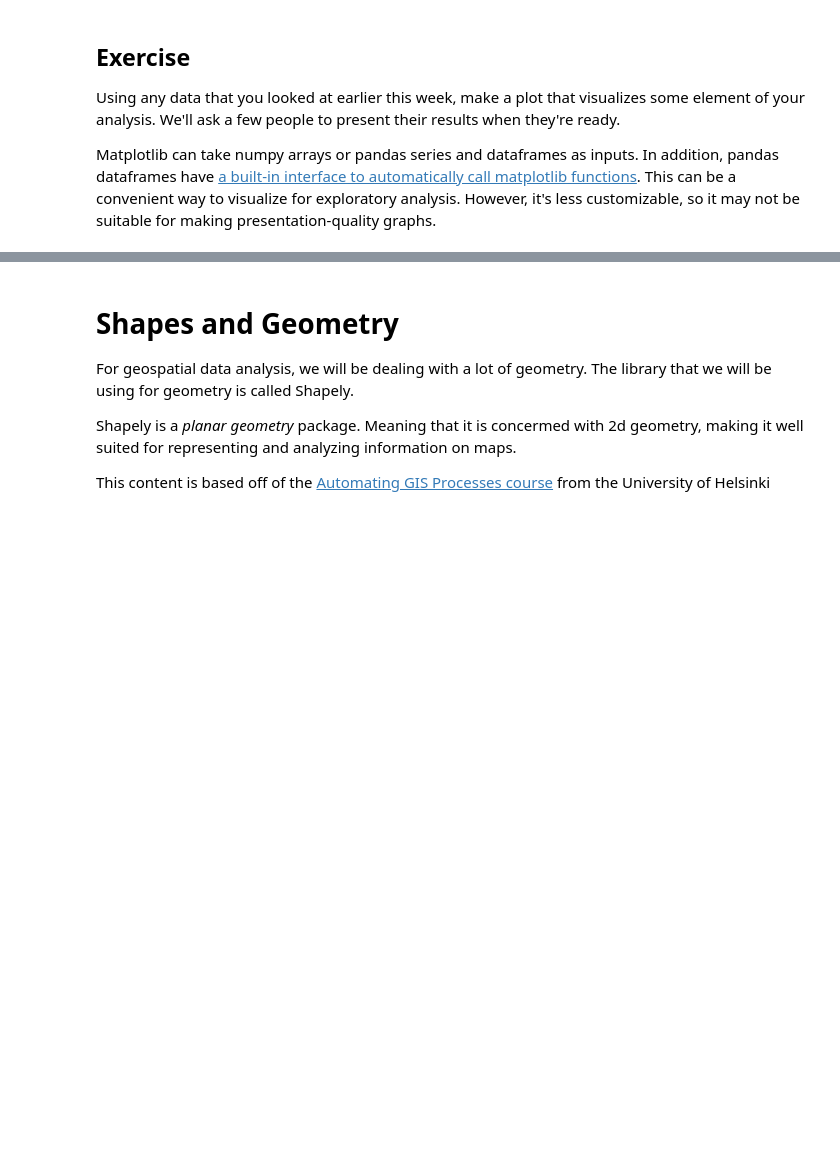
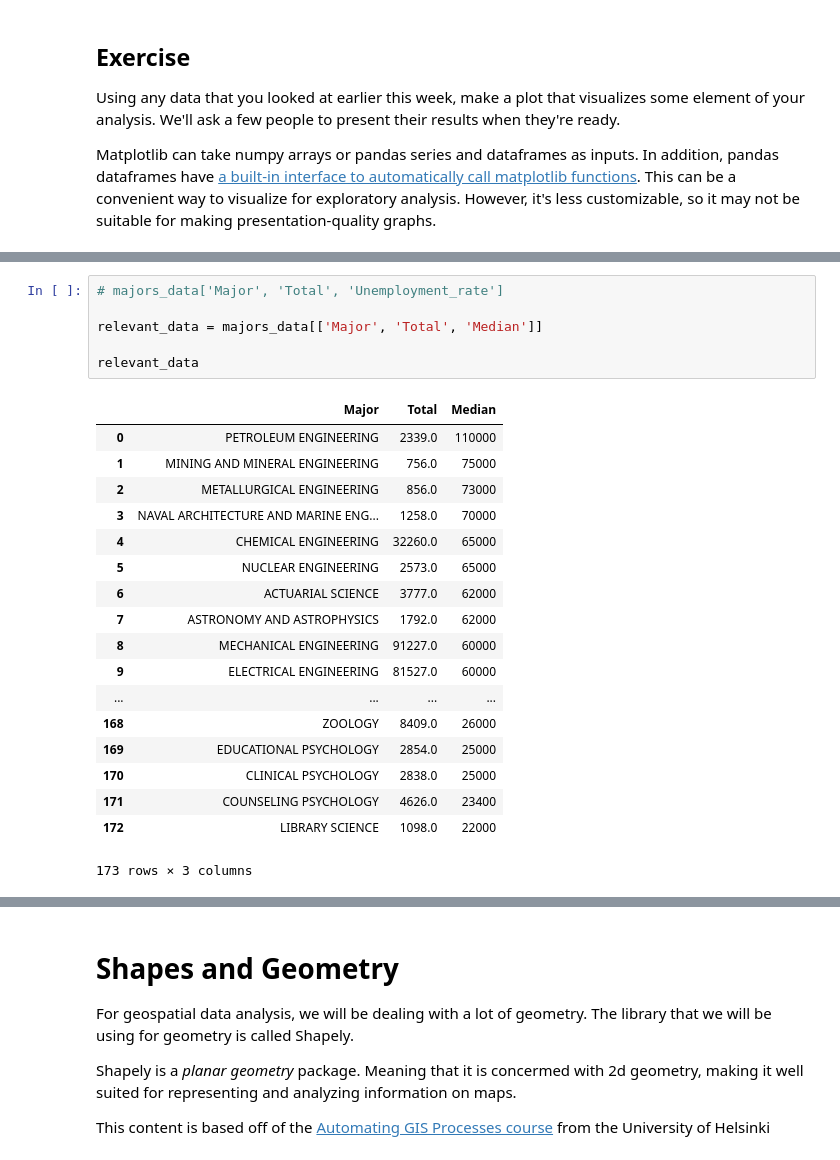
Before and after one commit to bwsi-hadr/02-visualization-and-shapes-dylan-pham, a Jupyter notebook: 02_Visualization_and_Shapes.ipynb, the cells around one changed output, grey strips where cells are left out. Saved outputs shown, nothing was run; the diff lists cells and outputs as text; blank space fills up the shorter version.

```diff
--- a/02_Visualization_and_Shapes.ipynb
+++ b/02_Visualization_and_Shapes.ipynb
@@ -126,0 +160,25 @@ Matplotlib can take numpy arrays or pandas series and dataframes as inputs. In a
+# %%
+# majors_data['Major', 'Total', 'Unemployment_rate']
+
+relevant_data = majors_data[['Major', 'Total', 'Median']]
+
+relevant_data
+# %% [output]
+|  | Major | Total | Median |
+| 0 | PETROLEUM ENGINEERING | 2339.0 | 110000 |
+| 1 | MINING AND MINERAL ENGINEERING | 756.0 | 75000 |
+| 2 | METALLURGICAL ENGINEERING | 856.0 | 73000 |
+| 3 | NAVAL ARCHITECTURE AND MARINE ENG... | 1258.0 | 70000 |
+| 4 | CHEMICAL ENGINEERING | 32260.0 | 65000 |
+| 5 | NUCLEAR ENGINEERING | 2573.0 | 65000 |
+| 6 | ACTUARIAL SCIENCE | 3777.0 | 62000 |
+| 7 | ASTRONOMY AND ASTROPHYSICS | 1792.0 | 62000 |
+| 8 | MECHANICAL ENGINEERING | 91227.0 | 60000 |
+| 9 | ELECTRICAL ENGINEERING | 81527.0 | 60000 |
+| ... | ... | ... | ... |
+| 168 | ZOOLOGY | 8409.0 | 26000 |
+| 169 | EDUCATIONAL PSYCHOLOGY | 2854.0 | 25000 |
+| 170 | CLINICAL PSYCHOLOGY | 2838.0 | 25000 |
+| 171 | COUNSELING PSYCHOLOGY | 4626.0 | 23400 |
+| 172 | LIBRARY SCIENCE | 1098.0 | 22000 |
+173 rows × 3 columns
```
Also changed, not shown: parts of 4 cells of this notebook.
